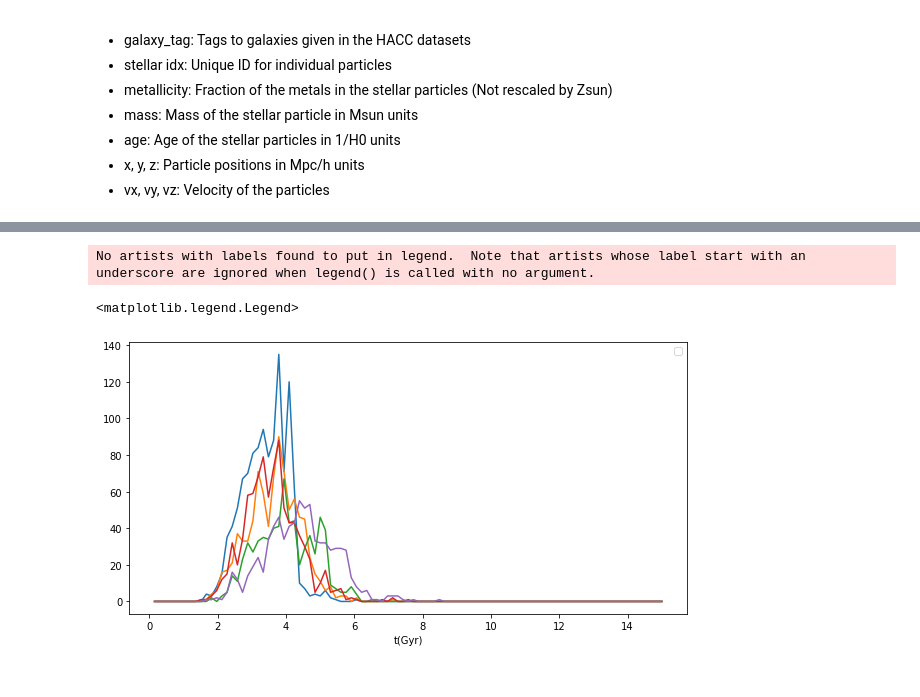
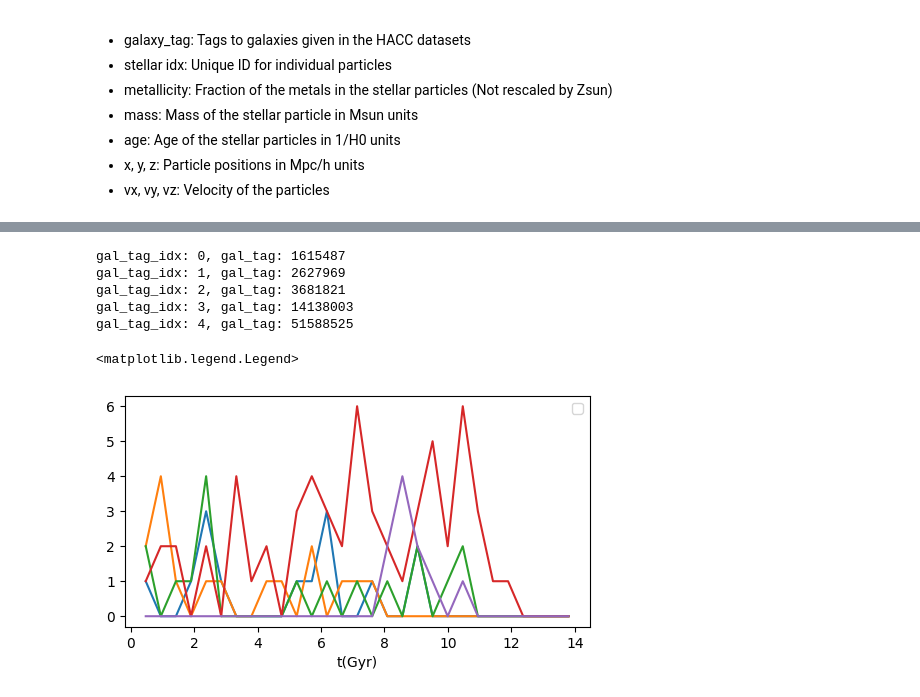
Before and after one commit to nesar/watercolor, a Jupyter notebook: nbs/01_load_sim_stellar_catalog.ipynb, the cells around one changed output, grey strips where cells are left out. Cells and saved outputs as stored; diff of their text form; code cells hidden in the pictures.

```diff
--- a/nbs/01_load_sim_stellar_catalog.ipynb
+++ b/nbs/01_load_sim_stellar_catalog.ipynb
@@ -106,0 +108,19 @@ plt.show()
+# %%
+#| export
+
+def read_particles_in_a_galaxy(
+    particle_file_path: str = None, # Path to the HDF5 file containing  particle data
+    catalog_file_path:str = None, # Path to the OpenCosmo catalog file
+    unique_gal_tags:list = None # Unique identifier for the halo to filter particles
+) -> oc.Dataset: # OpenCosmo dataset containing particles of a specific halo
+    try:
+        collection = load_opencosmo_collection(particle_file_path, catalog_file_path)
+        # print(collection)
+
+        selected_gal = collection.filter(oc.col('gal_tag').isin(unique_gal_tags))#.take(1,at='random')
+        selected_star_particles = selected_gal["star_particles"]
+
+        return selected_star_particles
+    except Exception as e:
+        logging.error("Failed to load halo catalog: %s", e)
+        raise RuntimeError(f"Failed to load halo catalog: {e}")
@@ -106,0 +284,6 @@ plt.show()
+# %%
+#| hide
+
+# fof_halo_tag, if_satellite, gal_tag, stellar_idx, metal, mass, age, x, y, z , vx, vy, vz = load_hacc_galaxy_data()
+fof_halo_tag, if_satellite, gal_tag, stellar_idx, metal, mass, age, x, y, z , vx, vy, vz = load_hacc_galaxy_data_opencosmo(particle_file_path=particle_file_path,
+                                                                                                                    catalog_file_path=catalog_file_path)
@@ -134,19 +360,26 @@ g.fig.set_size_inches(15,15)
 # %%
 #| hide
 
-plt.figure(figsize=(10, 5))
-for gal_tag_idx in range(200):
-    gal_tag_cond = np.where(gal_tag == np.unique(gal_tag)[gal_tag_idx])
-    h, b = np.histogram(age[gal_tag_cond], bins=np.linspace(0, 15, 100));
+plt.figure(figsize=(6, 3))
+for gal_tag_idx in range(5):
+    print(f"gal_tag_idx: {gal_tag_idx}, gal_tag: {np.unique(gal_tag)[gal_tag_idx]}")
+    gal_tag_condition = np.where(gal_tag == np.unique(gal_tag)[gal_tag_idx])
+    h, b = np.histogram(age[gal_tag_condition], bins=np.linspace(0, 13.8, 30));
     # plt.plot(b[1:], np.cumsum(h), label='cumulative binned')
-    if (h.max() > 50):
-        plt.plot(b[1:], h)
+    # if (h.max() > 50):
+
+
+    plt.plot(b[1:], h)
 # plt.yscale('log')
 plt.xlabel('t(Gyr)')
 plt.legend()
 # %% [output]
-No artists with labels found to put in legend.  Note that artists whose label start with an underscore are ignored when legend() is called with no argument.
+gal_tag_idx: 0, gal_tag: 1615487
+gal_tag_idx: 1, gal_tag: 2627969
+gal_tag_idx: 2, gal_tag: 3681821
+gal_tag_idx: 3, gal_tag: 14138003
+gal_tag_idx: 4, gal_tag: 51588525
 <matplotlib.legend.Legend>
-[figure, old version]
+[figure, new version]
 # %%
 #| hide
```
Also changed, not shown: parts of 12 cells of this notebook, 25 other files.
